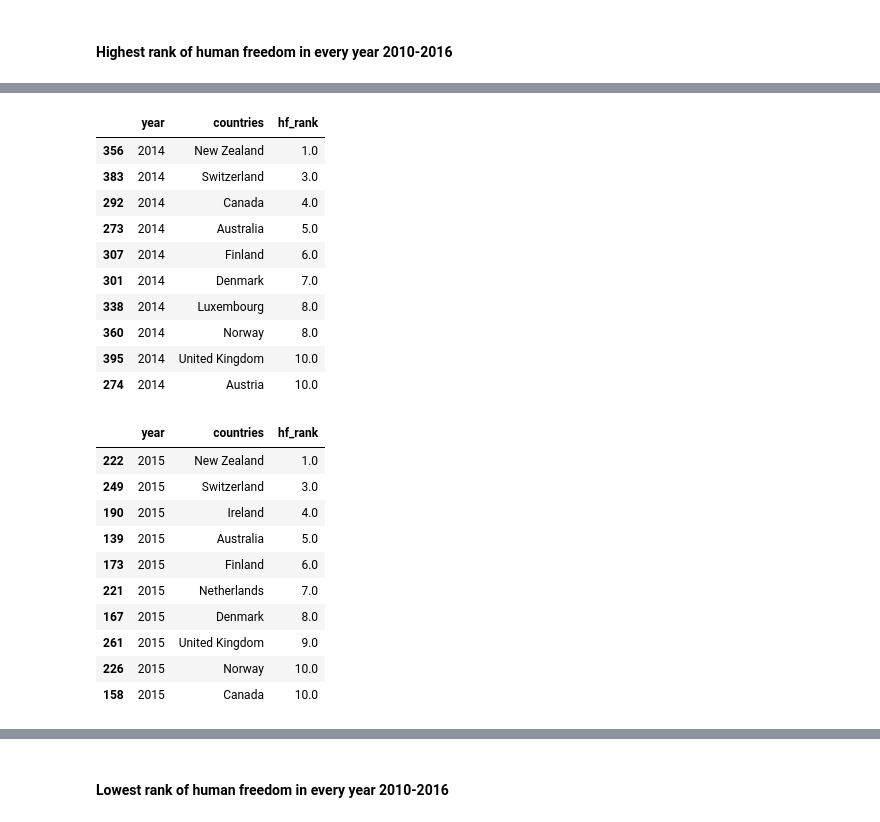
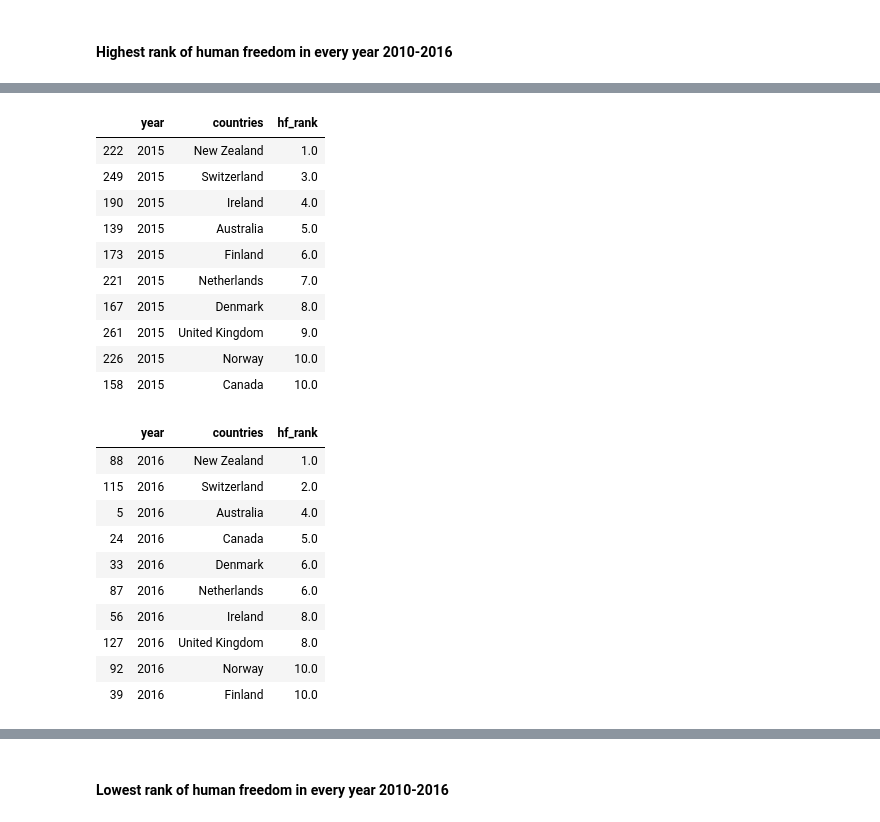
Before and after one commit to allikkil/DataSc-project, a Jupyter notebook: Project W4 Kaggle-Human Freedom.ipynb, the cells around one changed output, grey strips where cells are left out. Drawn from its saved outputs; the diff is of its cells as text; code cells hidden in the pictures.

```diff
--- a/Project W4 Kaggle-Human Freedom.ipynb
+++ b/Project W4 Kaggle-Human Freedom.ipynb
@@ -226,7 +250,8 @@ best[['year', 'countries', 'hf_rank']].head(10)
 # %%
-#Siin on dataga midagi lappes
-
-best = merged_data[merged_data['year'] == 2011].sort_values(by=['hf_rank'])
-best[['year', 'countries', 'hf_rank']].head(10)
+best = merged_data[merged_data['year'] == 2012].sort_values(by=['hf_rank'])
+top10 = best[['year', 'countries', 'hf_rank']].head(10)
+for country in top10['countries']:
+    top.append(country)
+top10
 # %% [output]
 |  | year | countries | hf_rank |
@@ -243,5 +268,8 @@ best[['year', 'countries', 'hf_rank']].head(10)
 # %%
-best = merged_data[merged_data['year'] == 2012].sort_values(by=['hf_rank'])
-best[['year', 'countries', 'hf_rank']].head(10)
+best = merged_data[merged_data['year'] == 2013].sort_values(by=['hf_rank'])
+top10 = best[['year', 'countries', 'hf_rank']].head(10)
+for country in top10['countries']:
+    top.append(country)
+top10
 # %% [output]
 |  | year | countries | hf_rank |
@@ -258,5 +286,8 @@ best[['year', 'countries', 'hf_rank']].head(10)
 # %%
-best = merged_data[merged_data['year'] == 2013].sort_values(by=['hf_rank'])
-best[['year', 'countries', 'hf_rank']].head(10)
+best = merged_data[merged_data['year'] == 2014].sort_values(by=['hf_rank'])
+top10 = best[['year', 'countries', 'hf_rank']].head(10)
+for country in top10['countries']:
+    top.append(country)
+top10
 # %% [output]
 |  | year | countries | hf_rank |
@@ -273,30 +304,36 @@ best[['year', 'countries', 'hf_rank']].head(10)
 # %%
-best = merged_data[merged_data['year'] == 2014].sort_values(by=['hf_rank'])
-best[['year', 'countries', 'hf_rank']].head(10)
+best1 = merged_data[merged_data['year'] == 2015].sort_values(by=['hf_rank'])
+top10 = best1[['year', 'countries', 'hf_rank']].head(10)
+for country in top10['countries']:
+    top.append(country)
+top10
 # %% [output]
 |  | year | countries | hf_rank |
-| 356 | 2014 | New Zealand | 1.0 |
-| 383 | 2014 | Switzerland | 3.0 |
-| 292 | 2014 | Canada | 4.0 |
-| 273 | 2014 | Australia | 5.0 |
-| 307 | 2014 | Finland | 6.0 |
-| 301 | 2014 | Denmark | 7.0 |
-| 338 | 2014 | Luxembourg | 8.0 |
-| 360 | 2014 | Norway | 8.0 |
-| 395 | 2014 | United Kingdom | 10.0 |
-| 274 | 2014 | Austria | 10.0 |
+| 222 | 2015 | New Zealand | 1.0 |
+| 249 | 2015 | Switzerland | 3.0 |
+| 190 | 2015 | Ireland | 4.0 |
+| 139 | 2015 | Australia | 5.0 |
+| 173 | 2015 | Finland | 6.0 |
+| 221 | 2015 | Netherlands | 7.0 |
+| 167 | 2015 | Denmark | 8.0 |
+| 261 | 2015 | United Kingdom | 9.0 |
+| 226 | 2015 | Norway | 10.0 |
+| 158 | 2015 | Canada | 10.0 |
 # %%
-best1 = merged_data[merged_data['year'] == 2015].sort_values(by=['hf_rank'])
-best1[['year', 'countries', 'hf_rank']].head(10)
+best1 = merged_data[merged_data['year'] == 2016].sort_values(by=['hf_rank'])
+top10 = best1[['year', 'countries', 'hf_rank']].head(10)
+for country in top10['countries']:
+    top.append(country)
+top10
 # %% [output]
 |  | year | countries | hf_rank |
-| 222 | 2015 | New Zealand | 1.0 |
-| 249 | 2015 | Switzerland | 3.0 |
-| 190 | 2015 | Ireland | 4.0 |
-| 139 | 2015 | Australia | 5.0 |
-| 173 | 2015 | Finland | 6.0 |
-| 221 | 2015 | Netherlands | 7.0 |
-| 167 | 2015 | Denmark | 8.0 |
-| 261 | 2015 | United Kingdom | 9.0 |
-| 226 | 2015 | Norway | 10.0 |
-| 158 | 2015 | Canada | 10.0 |
+| 88 | 2016 | New Zealand | 1.0 |
+| 115 | 2016 | Switzerland | 2.0 |
+| 5 | 2016 | Australia | 4.0 |
+| 24 | 2016 | Canada | 5.0 |
+| 33 | 2016 | Denmark | 6.0 |
+| 87 | 2016 | Netherlands | 6.0 |
+| 56 | 2016 | Ireland | 8.0 |
+| 127 | 2016 | United Kingdom | 8.0 |
+| 92 | 2016 | Norway | 10.0 |
+| 39 | 2016 | Finland | 10.0 |
```
Also changed, not shown: parts of 20 cells of this notebook.
